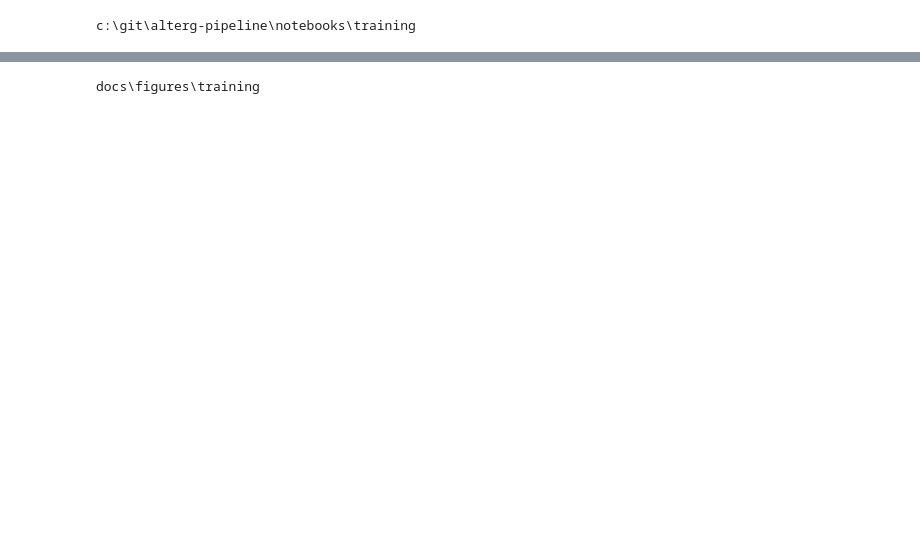
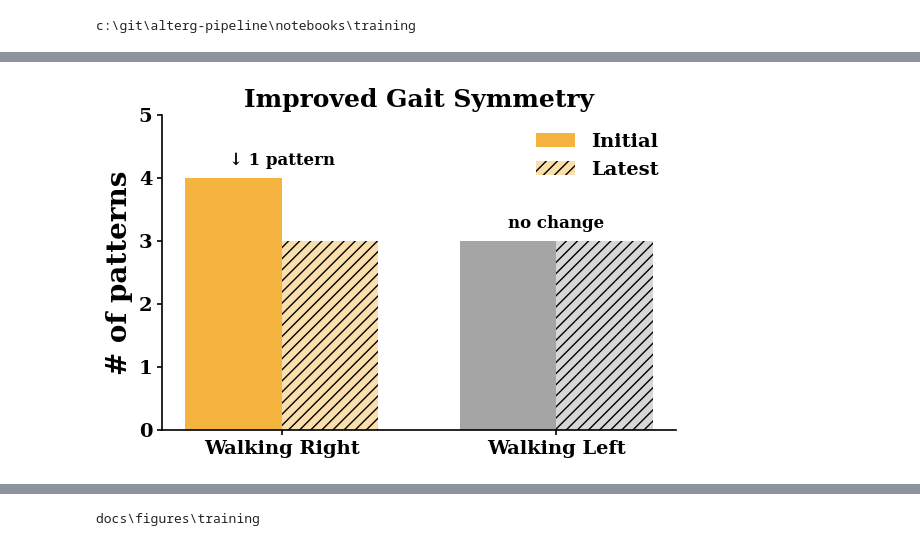
Before and after one commit to PabloHumanMetrics/alterg-pipeline, a Jupyter notebook: notebooks/training/A_DataRead.ipynb, the cells around one changed output, grey strips where cells are left out. Cells and saved outputs as stored; diff of their text form; code cells hidden in the pictures; blank space fills up the shorter version.

```diff
--- a/notebooks/training/A_DataRead.ipynb
+++ b/notebooks/training/A_DataRead.ipynb
@@ -718,3 +768,58 @@ Plotted 56 weeks. Speed and session count shown for each week.
+# %%
+import matplotlib.pyplot as plt
+import numpy as np
+from pathlib import Path
+
+# ----------------------------------------------------
+# 1.  Data  – only over-ground (“Walking”) left & right
+initial = {"Walking Right": 4, "Walking Left": 3}
+latest  = {"Walking Right": 3, "Walking Left": 3}
+labels  = list(initial.keys())
+colors  = ["#F2A10F", "#8F8F8F"]          # keep R / L distinct
+# ----------------------------------------------------
+
+FIGURE_DIR.mkdir(parents=True, exist_ok=True)
+
+x, width = np.arange(len(labels)), 0.35
+
+fig, ax = plt.subplots(figsize=(6, 4))
+
+# Initial vs Latest bars
+ax.bar(x - width/2, initial.values(), width,
+       label="Initial", color=colors, alpha=0.80)
+ax.bar(x + width/2, latest.values(),  width,
+       label="Latest",  color=colors, alpha=0.35, hatch="///")
+
+# Δ labels above each pair
+for xi, (v0, v1) in enumerate(zip(initial.values(), latest.values())):
+    delta = v1 - v0
+    if delta == 0:
+        label = "no change"
+    elif delta > 0:
+        label = f"↑ {delta} pattern" if delta == 1 else f"↑ {delta} patterns"
+    else:
+        label = f"↓ {abs(delta)} pattern" if delta == -1 else f"↓ {abs(delta)} patterns"
+    ax.text(xi, max(v0, v1) + 0.15, label,
+            ha="center", va="bottom", fontsize=12, weight="bold")
+
+# Styling (uses your global rcParams for fonts)
+ax.set_ylabel("# of patterns")
+ax.set_xticks(x)
+ax.set_xticklabels(labels)
+ax.set_ylim(0, 5)
+ax.set_title("Improved Gait Symmetry")
+ax.grid(False)
+ax.legend(frameon=False, loc="upper right")
+ax = plt.gca()
+for pos in ['left', 'bottom']:
+      ax.spines[pos].set_visible(True)
+for pos in ['right', 'top']:
+       ax.spines[pos].set_visible(False)
+plt.tight_layout()
+plt.savefig(FIGURE_DIR / "muscle_pattern_symmetry_bars.png", dpi=300)
+plt.show()
+# %% [output]
+[figure, added]
 # %%
 def plot_calendar_heatmap(training_rows):
     """
```
Also changed, not shown: parts of 6 cells of this notebook, 11 other files.
